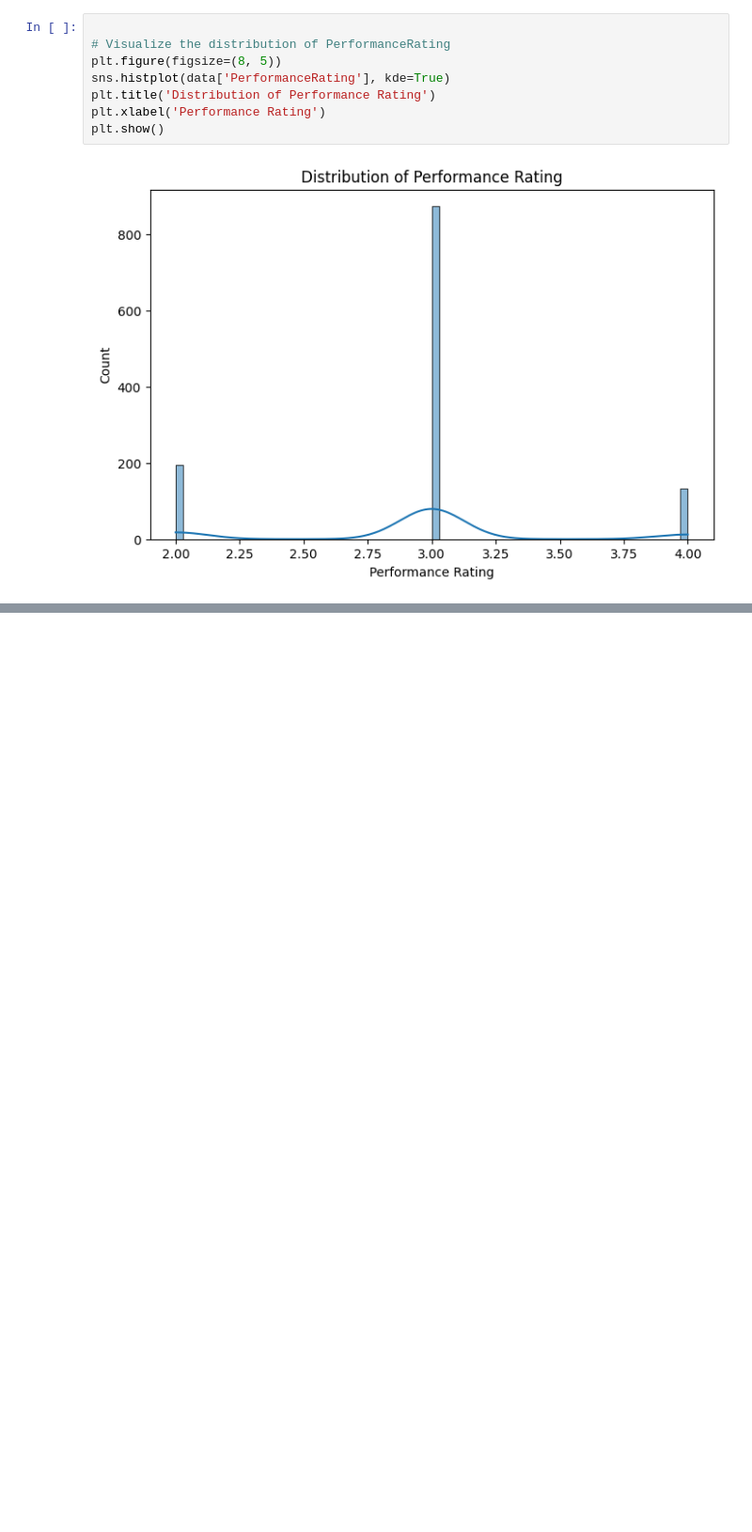
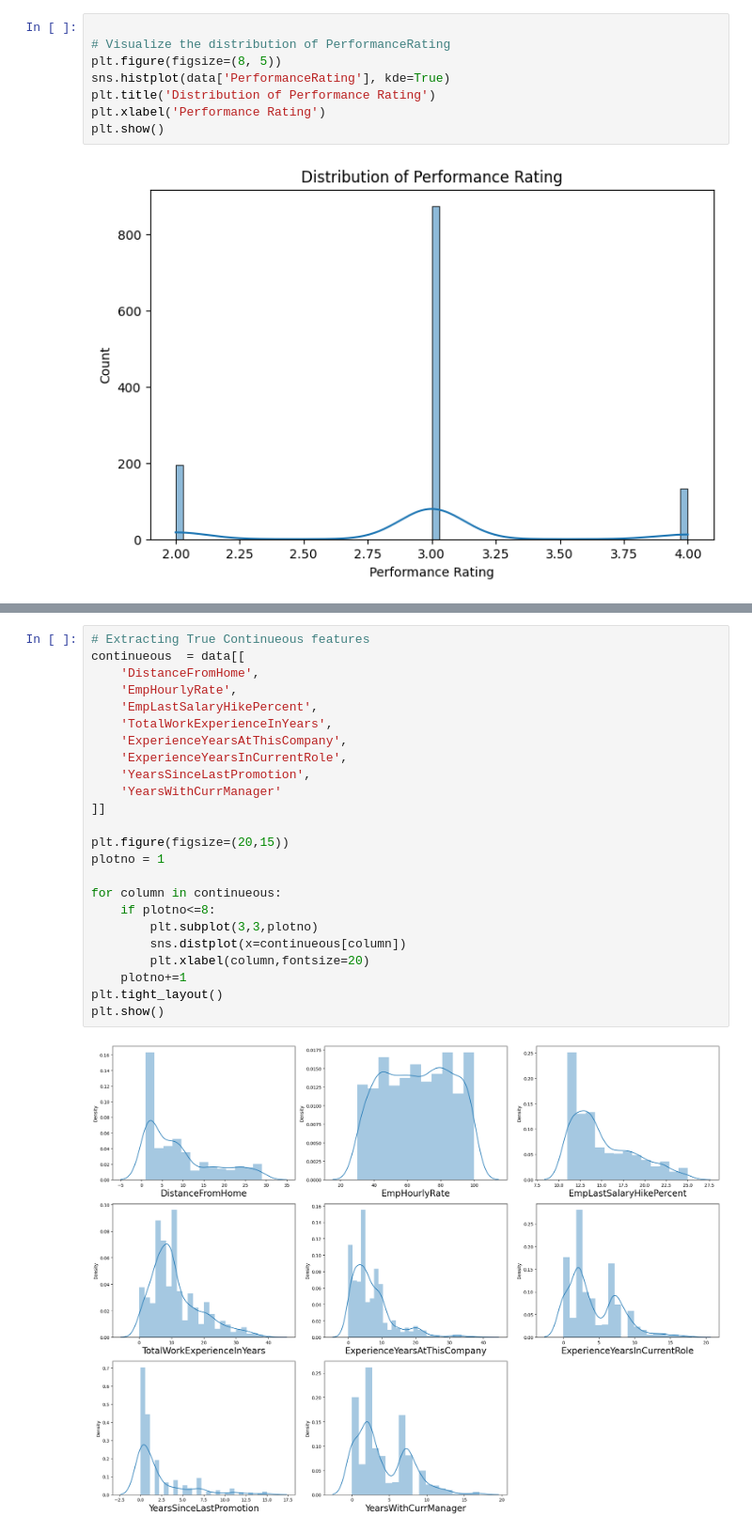
Before and after one commit to CodeWithMilind/Data-Science---Github, a Jupyter notebook: IABAC Exam/Employee Performance Analysis – INX Future Inc/src/visualization/visuals.ipynb, the cells around one changed output, grey strips where cells are left out. Shown at 94% size. Cells and saved outputs as stored; diff of their text form; blank space fills up the shorter version.

```diff
--- a/IABAC Exam/Employee Performance Analysis – INX Future Inc/src/visualization/visuals.ipynb
+++ b/IABAC Exam/Employee Performance Analysis – INX Future Inc/src/visualization/visuals.ipynb
@@ -52,0 +426,26 @@ plt.show()
+# %%
+# Extracting True Continueous features
+continueous  = data[[
+    'DistanceFromHome',
+    'EmpHourlyRate',
+    'EmpLastSalaryHikePercent',
+    'TotalWorkExperienceInYears',
+    'ExperienceYearsAtThisCompany',
+    'ExperienceYearsInCurrentRole',
+    'YearsSinceLastPromotion',
+    'YearsWithCurrManager'
+]]
+
+plt.figure(figsize=(20,15))
+plotno = 1
+
+for column in continueous:
+    if plotno<=8:
+        plt.subplot(3,3,plotno)
+        sns.distplot(x=continueous[column])
+        plt.xlabel(column,fontsize=20)
+    plotno+=1
+plt.tight_layout()
+plt.show()
+# %% [output]
+[figure, added]
```
Also changed, not shown: parts of 38 cells of this notebook, 3 other files.
